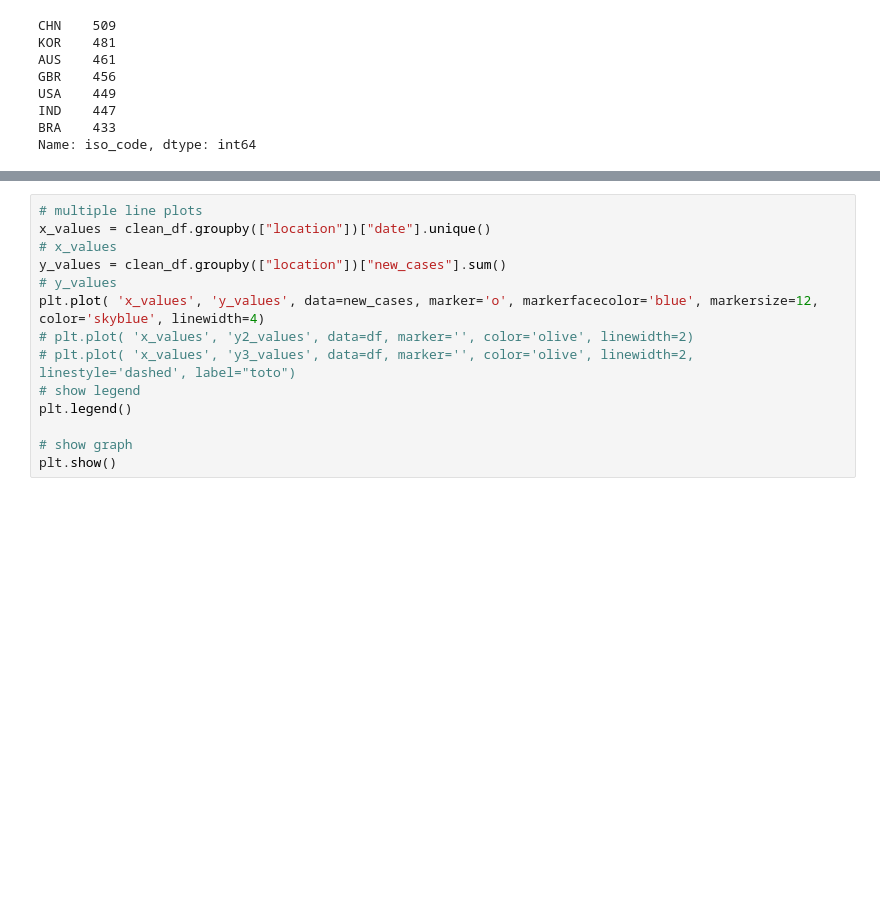
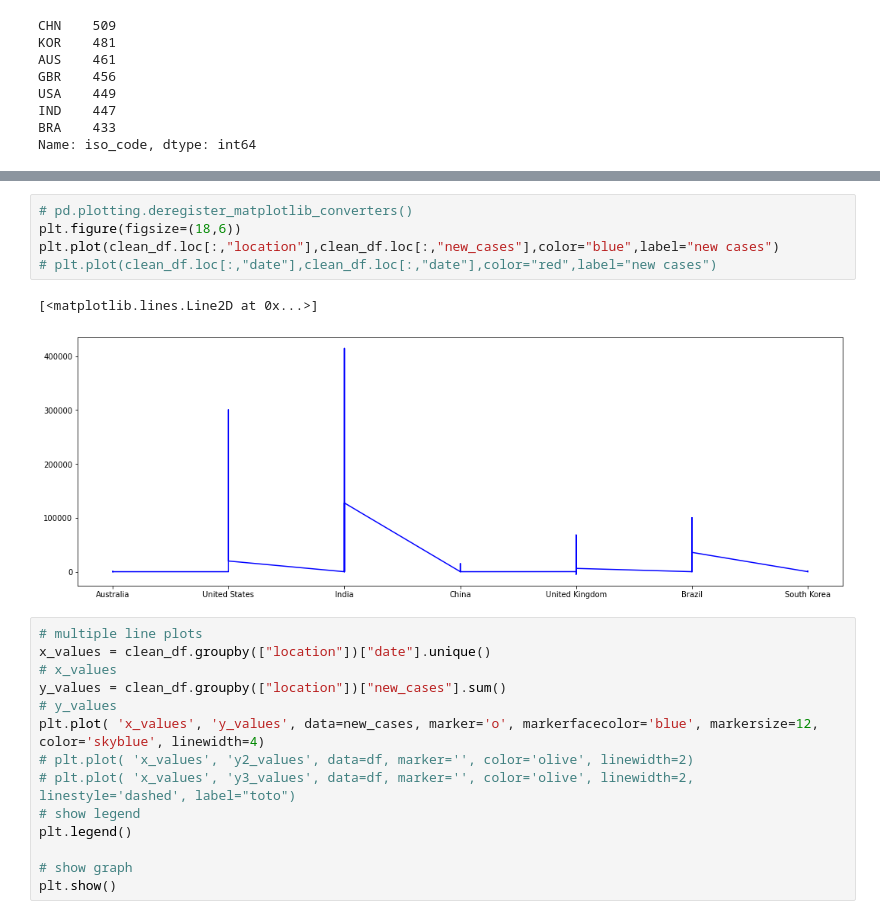
Before and after one commit to nithiyasuresh/Project-1-Covid-PolicyChangesAnalysis, a Jupyter notebook: project1.ipynb, the cells around one changed output, grey strips where cells are left out. Drawn from its saved outputs; the diff is of its cells as text; blank space fills up the shorter version.

```diff
--- a/project1.ipynb
+++ b/project1.ipynb
@@ -230,3 +281,11 @@ new_cases
+# %%
+# pd.plotting.deregister_matplotlib_converters()
+plt.figure(figsize=(18,6))
+plt.plot(clean_df.loc[:,"location"],clean_df.loc[:,"new_cases"],color="blue",label="new cases")
+# plt.plot(clean_df.loc[:,"date"],clean_df.loc[:,"date"],color="red",label="new cases")
+# %% [output]
+[<matplotlib.lines.Line2D at 0x...>]
+[figure, added]
 # %%
 # multiple line plots
 x_values = clean_df.groupby(["location"])["date"].unique()
```
Also changed, not shown: parts of 12 cells of this notebook, 3 other files.
